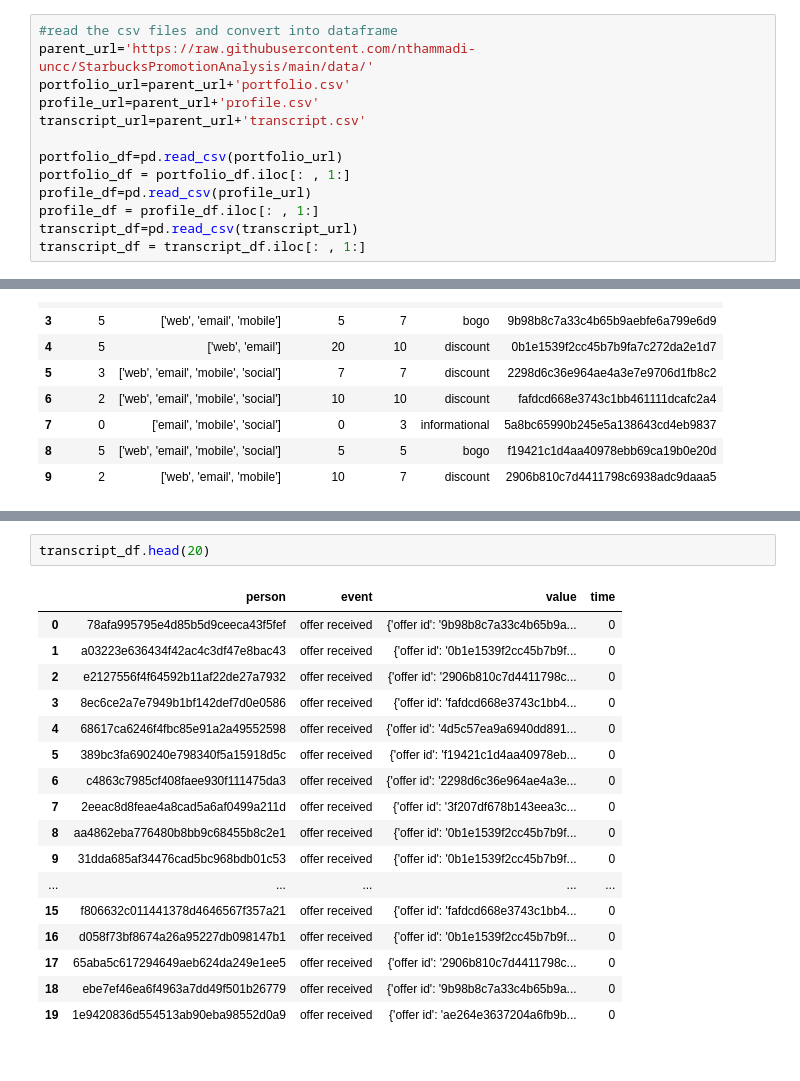
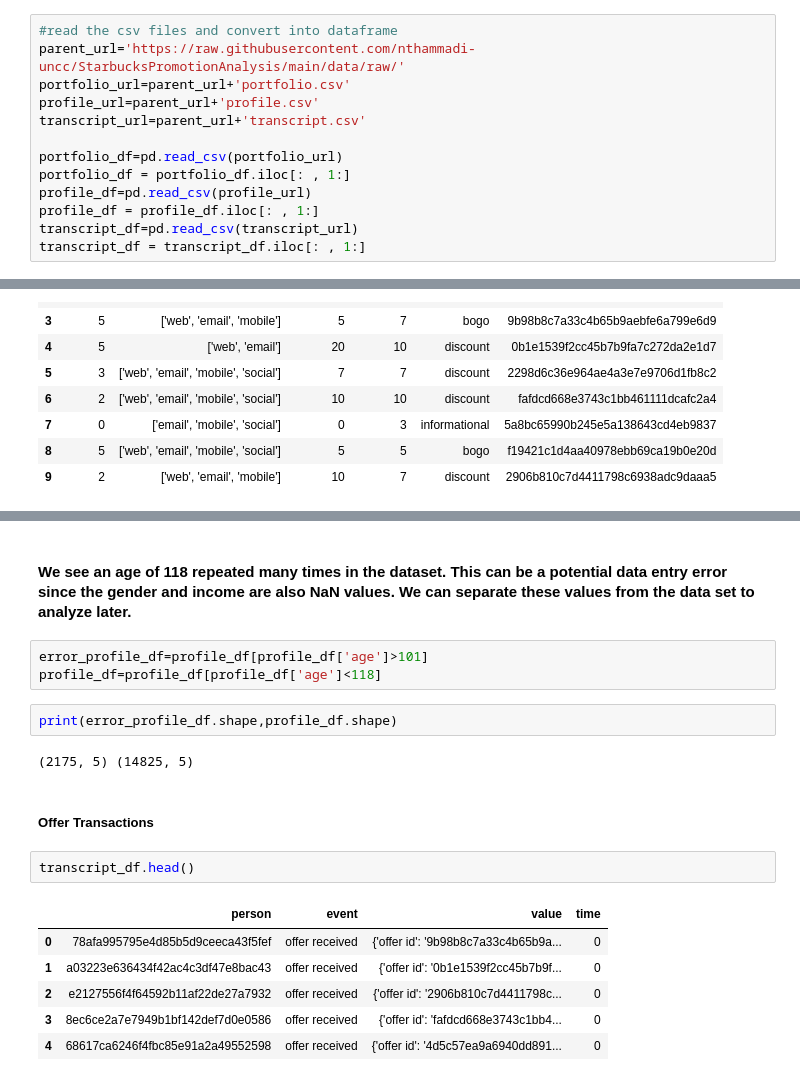
Before and after one commit to nthammadi-uncc/StarbucksPromotionAnalysis, a Jupyter notebook: Jupyter Notebooks/Exploratory_Data_Analysis.ipynb, the cells around one changed output, grey strips where cells are left out. Saved outputs shown, nothing was run; the diff lists cells and outputs as text.

```diff
--- a/Jupyter Notebooks/Exploratory_Data_Analysis.ipynb
+++ b/Jupyter Notebooks/Exploratory_Data_Analysis.ipynb
@@ -7,6 +13,6 @@ import pandas as pd
 # %%
 #read the csv files and convert into dataframe
-parent_url='https://raw.githubusercontent.com/nthammadi-uncc/StarbucksPromotionAnalysis/main/data/'
+parent_url='https://raw.githubusercontent.com/nthammadi-uncc/StarbucksPromotionAnalysis/main/data/raw/'
 portfolio_url=parent_url+'portfolio.csv'
 profile_url=parent_url+'profile.csv'
 transcript_url=parent_url+'transcript.csv'
@@ -54,20 +242,20 @@ profile_df.head(20)
+# %% [markdown]
+#### We see an age of 118 repeated many times in the dataset. This can be a potential data entry error since the gender and income are also NaN values. We can separate these values from the data set to analyze later.
+# %%
+error_profile_df=profile_df[profile_df['age']>101]
+profile_df=profile_df[profile_df['age']<118]
+# %%
+print(error_profile_df.shape,profile_df.shape)
+# %% [output]
+(2175, 5) (14825, 5)
+# %% [markdown]
+##### Offer Transactions
 # %%
-transcript_df.head(20)
+transcript_df.head()
 # %% [output]
 |  | person | event | value | time |
 | 0 | 78afa995795e4d85b5d9ceeca43f5fef | offer received | {'offer id': '9b98b8c7a33c4b65b9a... | 0 |
 | 1 | a03223e636434f42ac4c3df47e8bac43 | offer received | {'offer id': '0b1e1539f2cc45b7b9f... | 0 |
 | 2 | e2127556f4f64592b11af22de27a7932 | offer received | {'offer id': '2906b810c7d4411798c... | 0 |
 | 3 | 8ec6ce2a7e7949b1bf142def7d0e0586 | offer received | {'offer id': 'fafdcd668e3743c1bb4... | 0 |
 | 4 | 68617ca6246f4fbc85e91a2a49552598 | offer received | {'offer id': '4d5c57ea9a6940dd891... | 0 |
-| 5 | 389bc3fa690240e798340f5a15918d5c | offer received | {'offer id': 'f19421c1d4aa40978eb... | 0 |
-| 6 | c4863c7985cf408faee930f111475da3 | offer received | {'offer id': '2298d6c36e964ae4a3e... | 0 |
-| 7 | 2eeac8d8feae4a8cad5a6af0499a211d | offer received | {'offer id': '3f207df678b143eea3c... | 0 |
-| 8 | aa4862eba776480b8bb9c68455b8c2e1 | offer received | {'offer id': '0b1e1539f2cc45b7b9f... | 0 |
-| 9 | 31dda685af34476cad5bc968bdb01c53 | offer received | {'offer id': '0b1e1539f2cc45b7b9f... | 0 |
-| ... | ... | ... | ... | ... |
-| 15 | f806632c011441378d4646567f357a21 | offer received | {'offer id': 'fafdcd668e3743c1bb4... | 0 |
-| 16 | d058f73bf8674a26a95227db098147b1 | offer received | {'offer id': '0b1e1539f2cc45b7b9f... | 0 |
-| 17 | 65aba5c617294649aeb624da249e1ee5 | offer received | {'offer id': '2906b810c7d4411798c... | 0 |
-| 18 | ebe7ef46ea6f4963a7dd49f501b26779 | offer received | {'offer id': '9b98b8c7a33c4b65b9a... | 0 |
-| 19 | 1e9420836d554513ab90eba98552d0a9 | offer received | {'offer id': 'ae264e3637204a6fb9b... | 0 |
```
Also changed, not shown: parts of 57 cells of this notebook, 13 other files.
